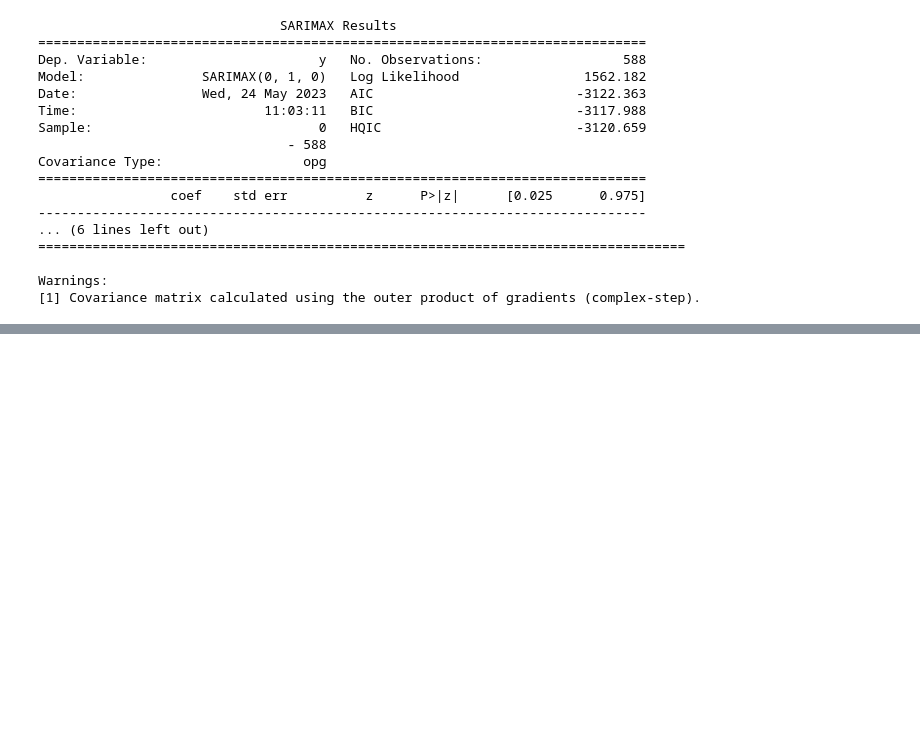
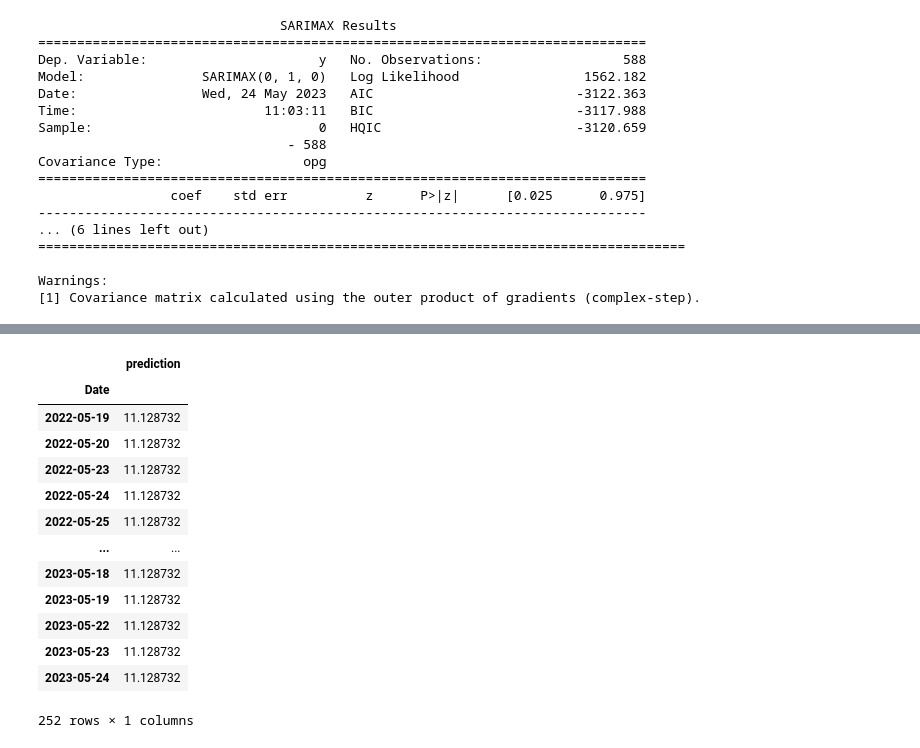
Before and after one commit to sejinhwang97ko/ubion_ml, a Jupyter notebook: ARIMA 모델을 통한 삼성주가 예측.ipynb, the cells around one changed output, grey strips where cells are left out. Cells and saved outputs as stored; diff of their text form; code cells hidden in the pictures; blank space fills up the shorter version.

```diff
--- a/ARIMA 모델을 통한 삼성주가 예측.ipynb
+++ b/ARIMA 모델을 통한 삼성주가 예측.ipynb
@@ -309,0 +330,20 @@ Warnings:
+# %%
+# 테스트 데이터를 통한 예측
+y_predict = model.predict(n_periods=len(y_test))
+y_predict_df = pd.DataFrame(y_predict.values, index=y_test.index,columns=['prediction'])
+y_predict_df
+# %% [output]
+|  | prediction |
+| Date |  |
+| 2022-05-19 | 11.128732 |
+| 2022-05-20 | 11.128732 |
+| 2022-05-23 | 11.128732 |
+| 2022-05-24 | 11.128732 |
+| 2022-05-25 | 11.128732 |
+| ... | ... |
+| 2023-05-18 | 11.128732 |
+| 2023-05-19 | 11.128732 |
+| 2023-05-22 | 11.128732 |
+| 2023-05-23 | 11.128732 |
+| 2023-05-24 | 11.128732 |
+252 rows × 1 columns
```
Also changed, not shown: parts of 8 cells of this notebook, 1 other file.
